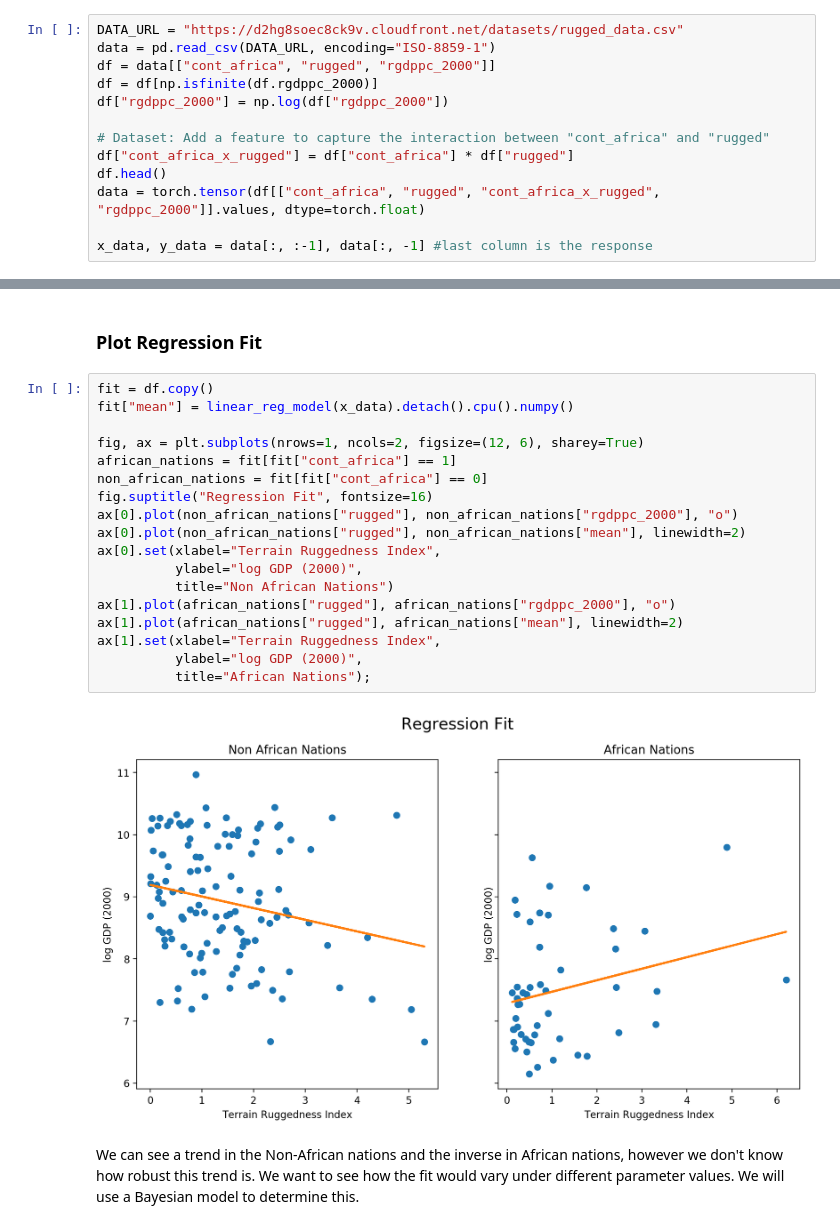
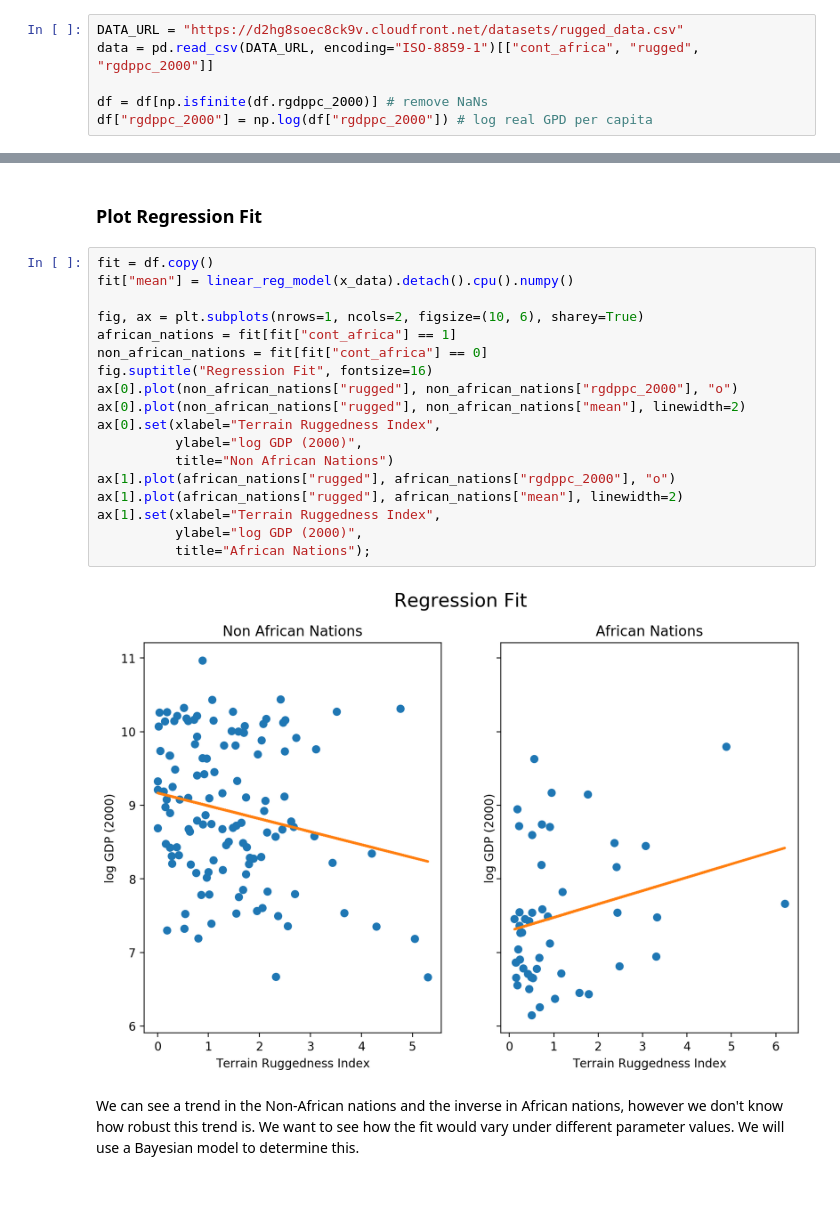
Before and after one commit to jramkiss/jramkiss.github.io, a Jupyter notebook: _posts/notebooks/why-gpr.ipynb, the cells around one changed output, grey strips where cells are left out. Drawn from its saved outputs; the diff is of its cells as text; blank space fills up the shorter version.

```diff
--- a/_posts/notebooks/why-gpr.ipynb
+++ b/_posts/notebooks/why-gpr.ipynb
@@ -75,14 +73,7 @@ $posterior \propto priors * likelihood$
 # Testing Frameworks
 # %%
 DATA_URL = "https://d2hg8soec8ck9v.cloudfront.net/datasets/rugged_data.csv"
-data = pd.read_csv(DATA_URL, encoding="ISO-8859-1")
-df = data[["cont_africa", "rugged", "rgdppc_2000"]]
-df = df[np.isfinite(df.rgdppc_2000)]
-df["rgdppc_2000"] = np.log(df["rgdppc_2000"])
+data = pd.read_csv(DATA_URL, encoding="ISO-8859-1")[["cont_africa", "rugged", "rgdppc_2000"]]
 
-# Dataset: Add a feature to capture the interaction between "cont_africa" and "rugged"
-df["cont_africa_x_rugged"] = df["cont_africa"] * df["rugged"]
-df.head()
-data = torch.tensor(df[["cont_africa", "rugged", "cont_africa_x_rugged", "rgdppc_2000"]].values, dtype=torch.float)
-
-x_data, y_data = data[:, :-1], data[:, -1] #last column is the response
+df = df[np.isfinite(df.rgdppc_2000)] # remove NaNs
+df["rgdppc_2000"] = np.log(df["rgdppc_2000"]) # log real GPD per capita
@@ -191,23 +243,23 @@ bias [9.190689]
 # %%
 fit = df.copy()
 fit["mean"] = linear_reg_model(x_data).detach().cpu().numpy()
 
-fig, ax = plt.subplots(nrows=1, ncols=2, figsize=(12, 6), sharey=True)
+fig, ax = plt.subplots(nrows=1, ncols=2, figsize=(10, 6), sharey=True)
 african_nations = fit[fit["cont_africa"] == 1]
 non_african_nations = fit[fit["cont_africa"] == 0]
 fig.suptitle("Regression Fit", fontsize=16)
 ax[0].plot(non_african_nations["rugged"], non_african_nations["rgdppc_2000"], "o")
 ax[0].plot(non_african_nations["rugged"], non_african_nations["mean"], linewidth=2)
 ax[0].set(xlabel="Terrain Ruggedness Index",
           ylabel="log GDP (2000)",
           title="Non African Nations")
 ax[1].plot(african_nations["rugged"], african_nations["rgdppc_2000"], "o")
 ax[1].plot(african_nations["rugged"], african_nations["mean"], linewidth=2)
 ax[1].set(xlabel="Terrain Ruggedness Index",
           ylabel="log GDP (2000)",
           title="African Nations");
 # %% [output]
-[figure, old version]
+[figure, new version]
 # %% [markdown]
 We can see a trend in the Non-African nations and the inverse in African nations, however we don't know how robust this trend is. We want to see how the fit would vary under different parameter values. We will use a Bayesian model to determine this.
 # %% [markdown]
```
Also changed, not shown: parts of 29 cells of this notebook, 2 other files.
